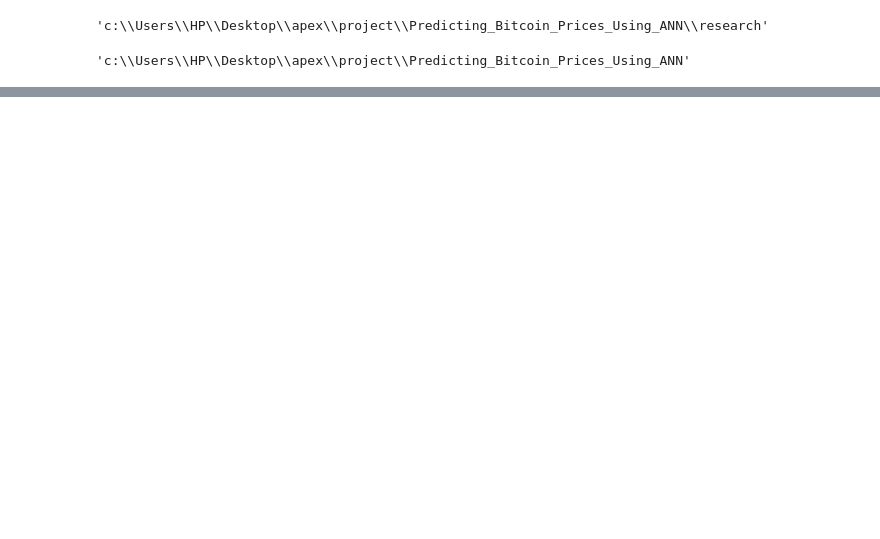
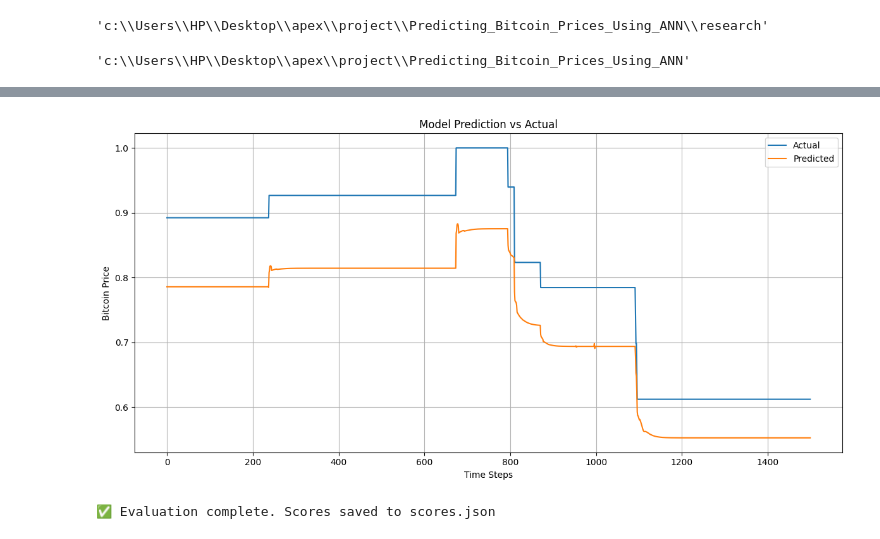
Before and after one commit to ChallaPavanSanthosh/Predicting_Bitcoin_Prices_Using_ANN, a Jupyter notebook: research/04.model_evaluation.ipynb, the cells around one changed output, grey strips where cells are left out. Drawn from its saved outputs; the diff is of its cells as text; code cells hidden in the pictures; blank space fills up the shorter version.

```diff
--- a/research/04.model_evaluation.ipynb
+++ b/research/04.model_evaluation.ipynb
@@ -161,0 +140,10 @@ except Exception as e:
+# %%
+try:
+    config = ConfigurationManager()
+    eval_config = config.get_evaluation_config()
+    evaluation = Evaluation(config=eval_config)
+    evaluation.run()
+    print("✅ Evaluation complete. Scores saved to scores.json")
+except Exception as e:
+    raise e
+# %% [output]
@@ -161,0 +151,2 @@ except Exception as e:
+[figure, added]
+✅ Evaluation complete. Scores saved to scores.json
```
Also changed, not shown: parts of 7 cells of this notebook, 11 other files.
